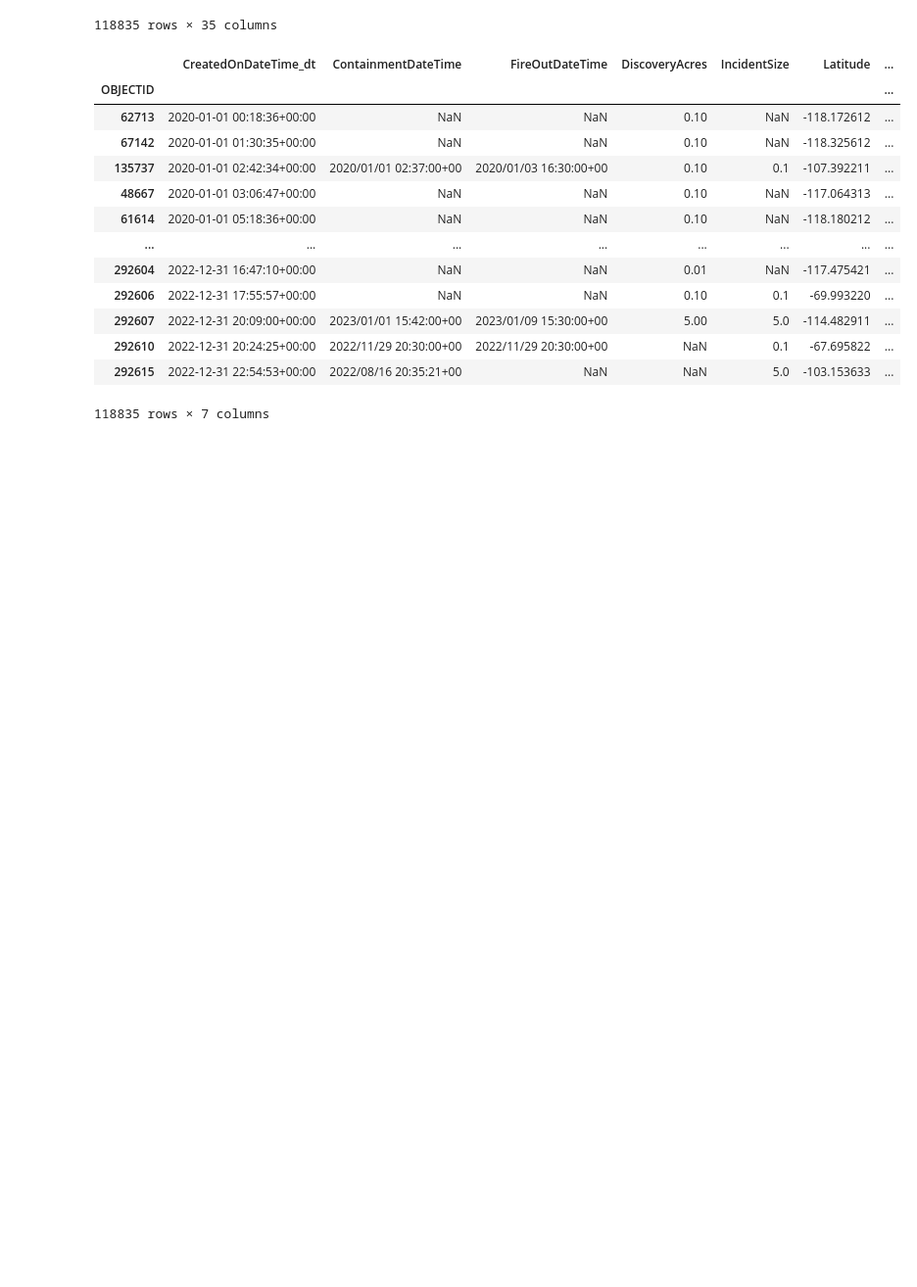
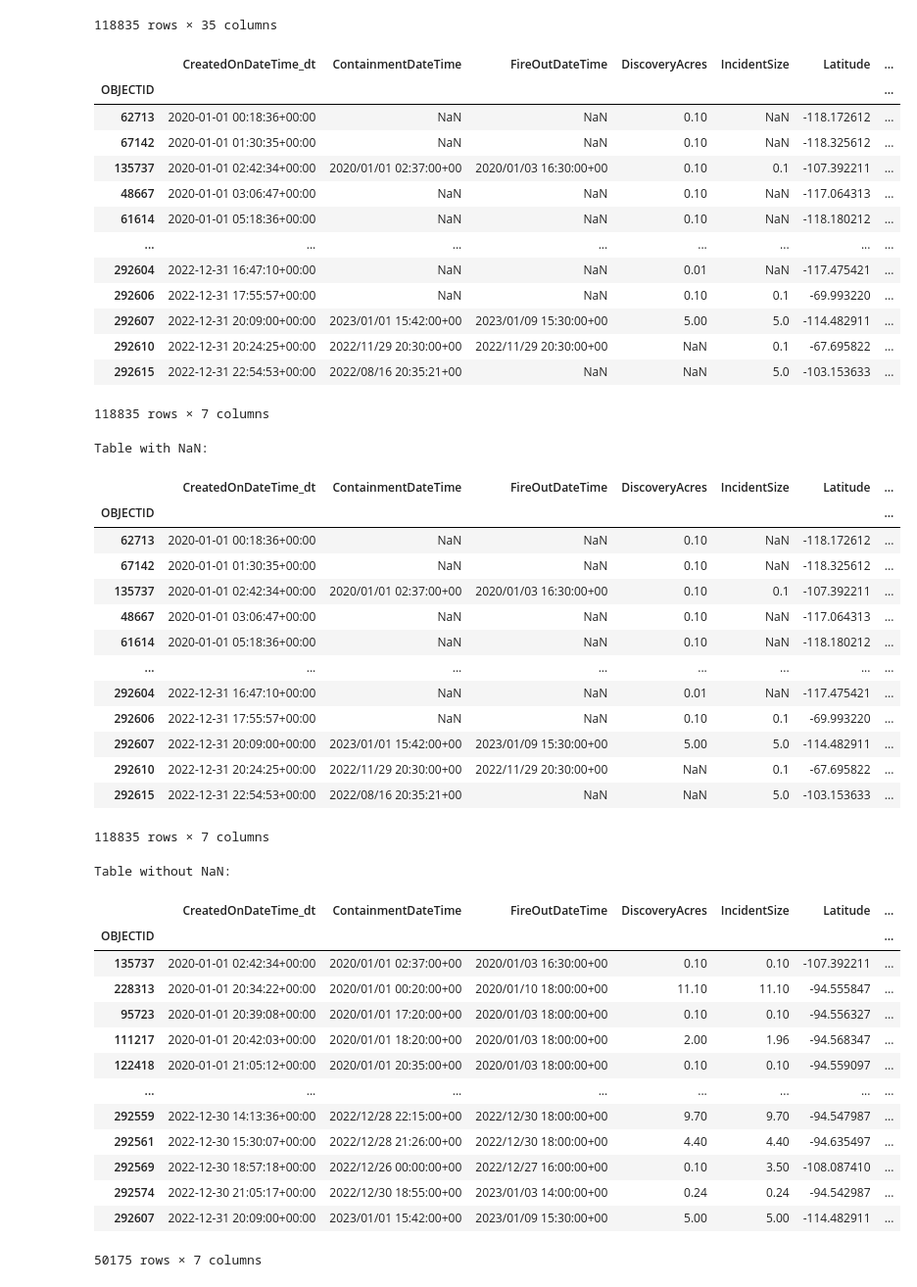
Before and after one commit to SD-2023-CS02/Wildfire-Resource-Simulator, a Jupyter notebook: wfigs_fire_data.ipynb, the cells around one changed output. Shown at 98% size. Saved outputs shown, nothing was run; the diff lists cells and outputs as text; code cells hidden in the pictures; blank space fills up the shorter version.

Commit message:
exported frontend fire data to csv

```diff
--- a/wfigs_fire_data.ipynb
+++ b/wfigs_fire_data.ipynb
@@ -343,10 +345,7 @@ display(filtered_df)
 # %%
 # Create a subset collection for initial front-end use and plotting
 # We want to use the following data: [CreateDate, ContainmentDate, FireOutTime, StartingBurnAcre, TotalBurnAcres, Latitude, Longitude]
-frontend_data = filtered_df[['CreatedOnDateTime_dt', 'ContainmentDateTime', 'FireOutDateTime', 'DiscoveryAcres', 'IncidentSize', 'X', 'Y']]
-
-# Rename column names to be clearer
-frontend_data = frontend_data.rename(columns={'X': 'Latitude', 'Y': 'Longitude'})
+frontend_data = filtered_df[['CreatedOnDateTime_dt', 'ContainmentDateTime', 'FireOutDateTime', 'DiscoveryAcres', 'IncidentSize', 'Latitude', 'Longitude']]
 
 display(frontend_data)
 # %% [output]
@@ -364,3 +363,47 @@ display(frontend_data)
 | 292610 | 2022-12-31 20:24:25+00:00 | 2022/11/29 20:30:00+00 | 2022/11/29 20:30:00+00 | NaN | 0.1 | -67.695822 | ... |
 | 292615 | 2022-12-31 22:54:53+00:00 | 2022/08/16 20:35:21+00 | NaN | NaN | 5.0 | -103.153633 | ... |
 118835 rows × 7 columns
+# %%
+# write results to file
+fire_without_nan = frontend_data.dropna()
+
+# Including NaN Values, aka empty, so we can consider these values as Unknown when clicked
+frontend_data.to_csv('output/frontend_fire_data.csv', index=False)
+fire_without_nan.to_csv('output/frontend_fire_data_no_nan.csv', index=False)
+
+# Show difference in data
+print('Table with NaN:')
+display(frontend_data)
+print('Table without NaN:')
+display(fire_without_nan)
+# %% [output]
+Table with NaN:
+|  | CreatedOnDateTime_dt | ContainmentDateTime | FireOutDateTime | DiscoveryAcres | IncidentSize | Latitude | ... |
+| OBJECTID |  |  |  |  |  |  | ... |
+| 62713 | 2020-01-01 00:18:36+00:00 | NaN | NaN | 0.10 | NaN | -118.172612 | ... |
+| 67142 | 2020-01-01 01:30:35+00:00 | NaN | NaN | 0.10 | NaN | -118.325612 | ... |
+| 135737 | 2020-01-01 02:42:34+00:00 | 2020/01/01 02:37:00+00 | 2020/01/03 16:30:00+00 | 0.10 | 0.1 | -107.392211 | ... |
+| 48667 | 2020-01-01 03:06:47+00:00 | NaN | NaN | 0.10 | NaN | -117.064313 | ... |
+| 61614 | 2020-01-01 05:18:36+00:00 | NaN | NaN | 0.10 | NaN | -118.180212 | ... |
+| ... | ... | ... | ... | ... | ... | ... | ... |
+| 292604 | 2022-12-31 16:47:10+00:00 | NaN | NaN | 0.01 | NaN | -117.475421 | ... |
+| 292606 | 2022-12-31 17:55:57+00:00 | NaN | NaN | 0.10 | 0.1 | -69.993220 | ... |
+| 292607 | 2022-12-31 20:09:00+00:00 | 2023/01/01 15:42:00+00 | 2023/01/09 15:30:00+00 | 5.00 | 5.0 | -114.482911 | ... |
+| 292610 | 2022-12-31 20:24:25+00:00 | 2022/11/29 20:30:00+00 | 2022/11/29 20:30:00+00 | NaN | 0.1 | -67.695822 | ... |
+| 292615 | 2022-12-31 22:54:53+00:00 | 2022/08/16 20:35:21+00 | NaN | NaN | 5.0 | -103.153633 | ... |
+118835 rows × 7 columns
+Table without NaN:
+|  | CreatedOnDateTime_dt | ContainmentDateTime | FireOutDateTime | DiscoveryAcres | IncidentSize | Latitude | ... |
+| OBJECTID |  |  |  |  |  |  | ... |
+| 135737 | 2020-01-01 02:42:34+00:00 | 2020/01/01 02:37:00+00 | 2020/01/03 16:30:00+00 | 0.10 | 0.10 | -107.392211 | ... |
+| 228313 | 2020-01-01 20:34:22+00:00 | 2020/01/01 00:20:00+00 | 2020/01/10 18:00:00+00 | 11.10 | 11.10 | -94.555847 | ... |
+| 95723 | 2020-01-01 20:39:08+00:00 | 2020/01/01 17:20:00+00 | 2020/01/03 18:00:00+00 | 0.10 | 0.10 | -94.556327 | ... |
+| 111217 | 2020-01-01 20:42:03+00:00 | 2020/01/01 18:20:00+00 | 2020/01/03 18:00:00+00 | 2.00 | 1.96 | -94.568347 | ... |
+| 122418 | 2020-01-01 21:05:12+00:00 | 2020/01/01 20:35:00+00 | 2020/01/03 18:00:00+00 | 0.10 | 0.10 | -94.559097 | ... |
+| ... | ... | ... | ... | ... | ... | ... | ... |
+| 292559 | 2022-12-30 14:13:36+00:00 | 2022/12/28 22:15:00+00 | 2022/12/30 18:00:00+00 | 9.70 | 9.70 | -94.547987 | ... |
+| 292561 | 2022-12-30 15:30:07+00:00 | 2022/12/28 21:26:00+00 | 2022/12/30 18:00:00+00 | 4.40 | 4.40 | -94.635497 | ... |
+| 292569 | 2022-12-30 18:57:18+00:00 | 2022/12/26 00:00:00+00 | 2022/12/27 16:00:00+00 | 0.10 | 3.50 | -108.087410 | ... |
+| 292574 | 2022-12-30 21:05:17+00:00 | 2022/12/30 18:55:00+00 | 2023/01/03 14:00:00+00 | 0.24 | 0.24 | -94.542987 | ... |
+| 292607 | 2022-12-31 20:09:00+00:00 | 2023/01/01 15:42:00+00 | 2023/01/09 15:30:00+00 | 5.00 | 5.00 | -114.482911 | ... |
+50175 rows × 7 columns
```
Also changed, not shown: parts of 4 cells of this notebook, 2 other files.
